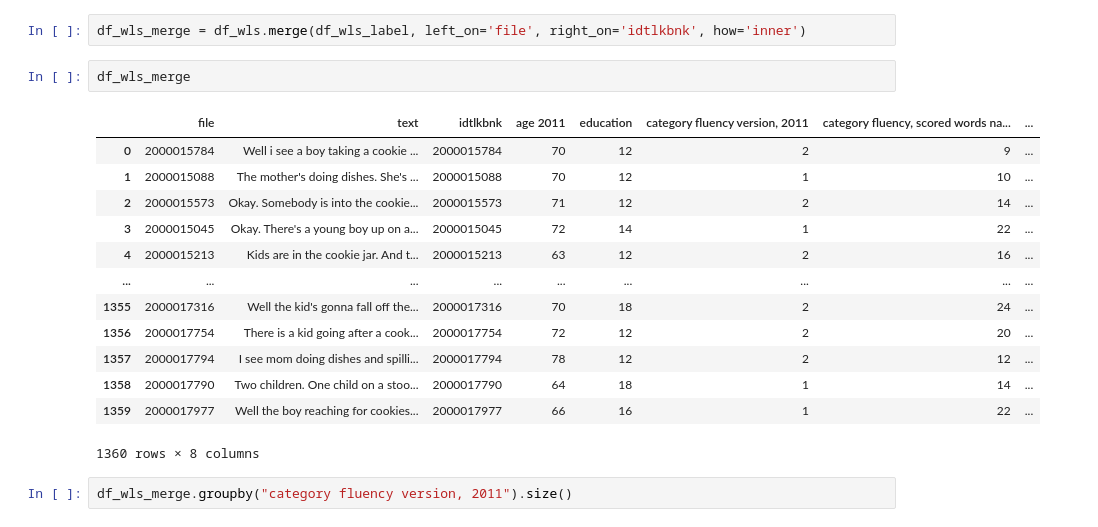
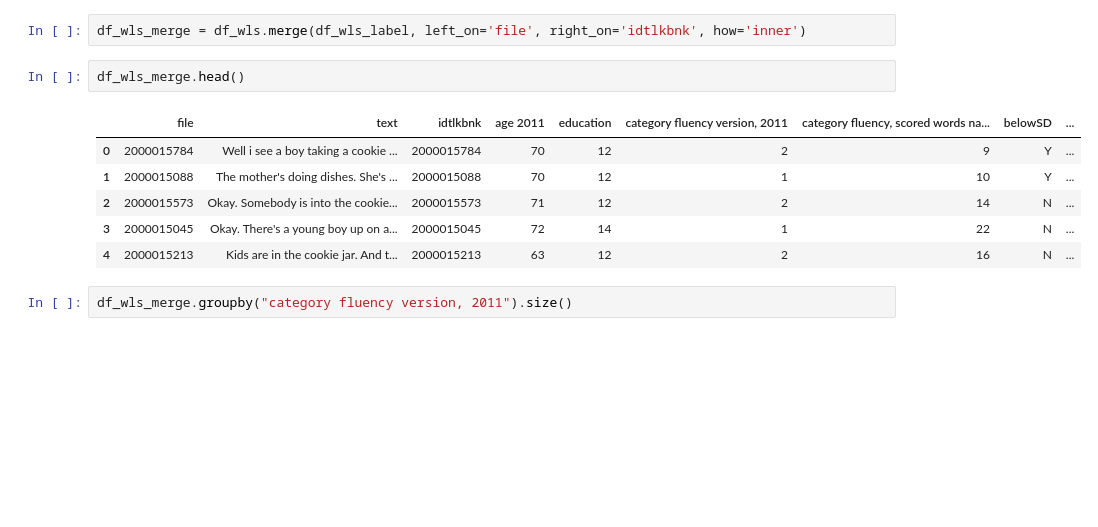
Before and after one commit to LinguisticAnomalies/DeconDTN, a Jupyter notebook: notebooks_xiruo/[explore] A Peek into Two Datasets.ipynb, the cells around one changed output. Cells and saved outputs as stored; diff of their text form; blank space fills up the shorter version.

```diff
--- a/notebooks_xiruo/[explore] A Peek into Two Datasets.ipynb
+++ b/notebooks_xiruo/[explore] A Peek into Two Datasets.ipynb
@@ -66,21 +61,14 @@ df_wls[df_wls['file'].isin(df_wls_label['idtlkbnk'])]
 # %%
 df_wls_merge = df_wls.merge(df_wls_label, left_on='file', right_on='idtlkbnk', how='inner')
 # %%
-df_wls_merge
+df_wls_merge.head()
 # %% [output]
-|  | file | text | idtlkbnk | age 2011 | education | category fluency version, 2011 | category fluency, scored words na... | ... |
-| 0 | 2000015784 | Well i see a boy taking a cookie ... | 2000015784 | 70 | 12 | 2 | 9 | ... |
-| 1 | 2000015088 | The mother's doing dishes. She's ... | 2000015088 | 70 | 12 | 1 | 10 | ... |
-| 2 | 2000015573 | Okay. Somebody is into the cookie... | 2000015573 | 71 | 12 | 2 | 14 | ... |
-| 3 | 2000015045 | Okay. There's a young boy up on a... | 2000015045 | 72 | 14 | 1 | 22 | ... |
-| 4 | 2000015213 | Kids are in the cookie jar. And t... | 2000015213 | 63 | 12 | 2 | 16 | ... |
-| ... | ... | ... | ... | ... | ... | ... | ... | ... |
-| 1355 | 2000017316 | Well the kid's gonna fall off the... | 2000017316 | 70 | 18 | 2 | 24 | ... |
-| 1356 | 2000017754 | There is a kid going after a cook... | 2000017754 | 72 | 12 | 2 | 20 | ... |
-| 1357 | 2000017794 | I see mom doing dishes and spilli... | 2000017794 | 78 | 12 | 2 | 12 | ... |
-| 1358 | 2000017790 | Two children. One child on a stoo... | 2000017790 | 64 | 18 | 1 | 14 | ... |
-| 1359 | 2000017977 | Well the boy reaching for cookies... | 2000017977 | 66 | 16 | 1 | 22 | ... |
+|  | file | text | idtlkbnk | age 2011 | education | category fluency version, 2011 | category fluency, scored words na... | belowSD | ... |
+| 0 | 2000015784 | Well i see a boy taking a cookie ... | 2000015784 | 70 | 12 | 2 | 9 | Y | ... |
+| 1 | 2000015088 | The mother's doing dishes. She's ... | 2000015088 | 70 | 12 | 1 | 10 | Y | ... |
+| 2 | 2000015573 | Okay. Somebody is into the cookie... | 2000015573 | 71 | 12 | 2 | 14 | N | ... |
+| 3 | 2000015045 | Okay. There's a young boy up on a... | 2000015045 | 72 | 14 | 1 | 22 | N | ... |
+| 4 | 2000015213 | Kids are in the cookie jar. And t... | 2000015213 | 63 | 12 | 2 | 16 | N | ... |
-1360 rows × 8 columns
 # %%
 df_wls_merge.groupby("category fluency version, 2011").size()
 # %% [output]
```
Also changed, not shown: parts of 14 cells of this notebook, 7 other files.
